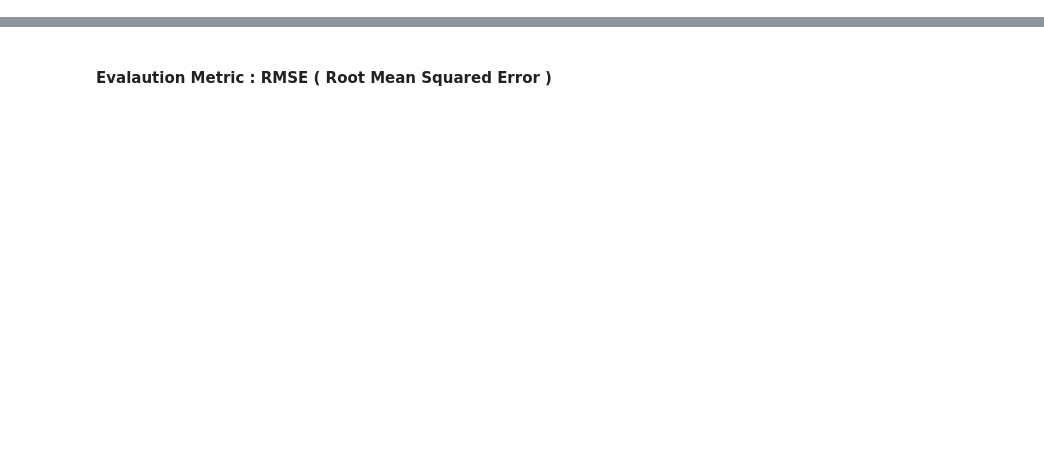
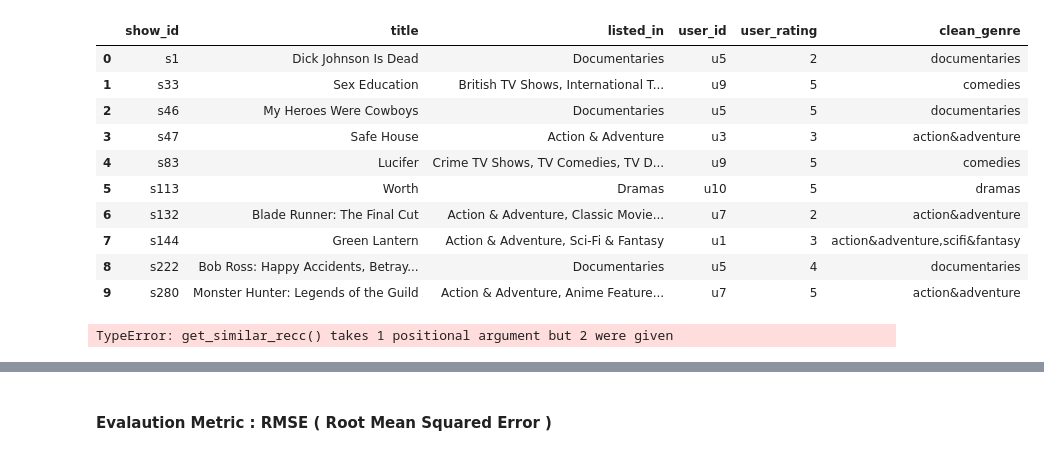
Before and after one commit to erictan23/RecommenderSystem, a Jupyter notebook: Collaborative Filtering.ipynb, the cells around one changed output, grey strips where cells are left out. Saved outputs shown, nothing was run; the diff lists cells and outputs as text; code cells hidden in the pictures; blank space fills up the shorter version.

Commit message:
implemented user-user collab but needs tweaking

```diff
--- a/Collaborative Filtering.ipynb
+++ b/Collaborative Filtering.ipynb
@@ -5,8 +7,8 @@ import numpy as np
 from scipy import sparse
 from sklearn.metrics.pairwise import cosine_similarity
 # %%
-ratings = pd.read_csv(r'C:\Users\Seph Chen\OneDrive - Nanyang Technological University\NTU\GitHub\RecommenderSystem/userDatas.csv')
-movies = pd.read_csv(r'C:\Users\Seph Chen\OneDrive - Nanyang Technological University\NTU\GitHub\RecommenderSystem/netflix_titles.csv')
+ratings = pd.read_csv('userDatas.csv')
+movies = pd.read_csv('netflix_titles.csv')
 ratings = pd.merge(movies, ratings).drop(['date_added', 'release_year', 'rating', 'duration'], axis=1)
 #ratings = pd.merge(movies, ratings)
-ratings.head()
+#ratings.head()
@@ -24,0 +40,9 @@ ratings['country'] = ratings['country'].fillna(' ')
+# %%
+ratings['clean_genre'] = ratings['fav_genre'].str.lower()
+ratings['clean_genre'] = ratings['clean_genre'].apply(lambda x: re.sub(' ', '', x))
+ratings['clean_genre'] = ratings['clean_genre'].apply(lambda x: re.sub('\s+', ' ', x))
+#ratings['clean_genre'] = ratings['clean_genre'].apply(lambda x: x.split(','))
+#ratings['clean_genre'] = ratings['clean_genre'].str.split(',')
+pd.set_option('display.max_rows', 100)
+#ratings['clean_genre']
+ratings
@@ -24,0 +67,15 @@ ratings['country'] = ratings['country'].fillna(' ')
+# %%
+genre_ratings = ratings[['show_id', 'title', 'listed_in', 'user_id', 'user_rating', 'clean_genre']].copy()
+genre_ratings.head(10)
+# %% [output]
+|  | show_id | title | listed_in | user_id | user_rating | clean_genre |
+| 0 | s1 | Dick Johnson Is Dead | Documentaries | u5 | 2 | documentaries |
+| 1 | s33 | Sex Education | British TV Shows, International T... | u9 | 5 | comedies |
+| 2 | s46 | My Heroes Were Cowboys | Documentaries | u5 | 5 | documentaries |
+| 3 | s47 | Safe House | Action & Adventure | u3 | 3 | action&adventure |
+| 4 | s83 | Lucifer | Crime TV Shows, TV Comedies, TV D... | u9 | 5 | comedies |
+| 5 | s113 | Worth | Dramas | u10 | 5 | dramas |
+| 6 | s132 | Blade Runner: The Final Cut | Action & Adventure, Classic Movie... | u7 | 2 | action&adventure |
+| 7 | s144 | Green Lantern | Action & Adventure, Sci-Fi & Fantasy | u1 | 3 | action&adventure,scifi&fantasy |
+| 8 | s222 | Bob Ross: Happy Accidents, Betray... | Documentaries | u5 | 4 | documentaries |
+| 9 | s280 | Monster Hunter: Legends of the Guild | Action & Adventure, Anime Feature... | u7 | 5 | action&adventure |
@@ -24,0 +90,5 @@ ratings['country'] = ratings['country'].fillna(' ')
+# %%
+recc_data = get_similar_recc('scifi&fantasy', 'dramas')
+recc_data
+# %% [output]
+TypeError: get_similar_recc() takes 1 positional argument but 2 were given
```
Also changed, not shown: parts of 21 cells of this notebook, 1 other file.
